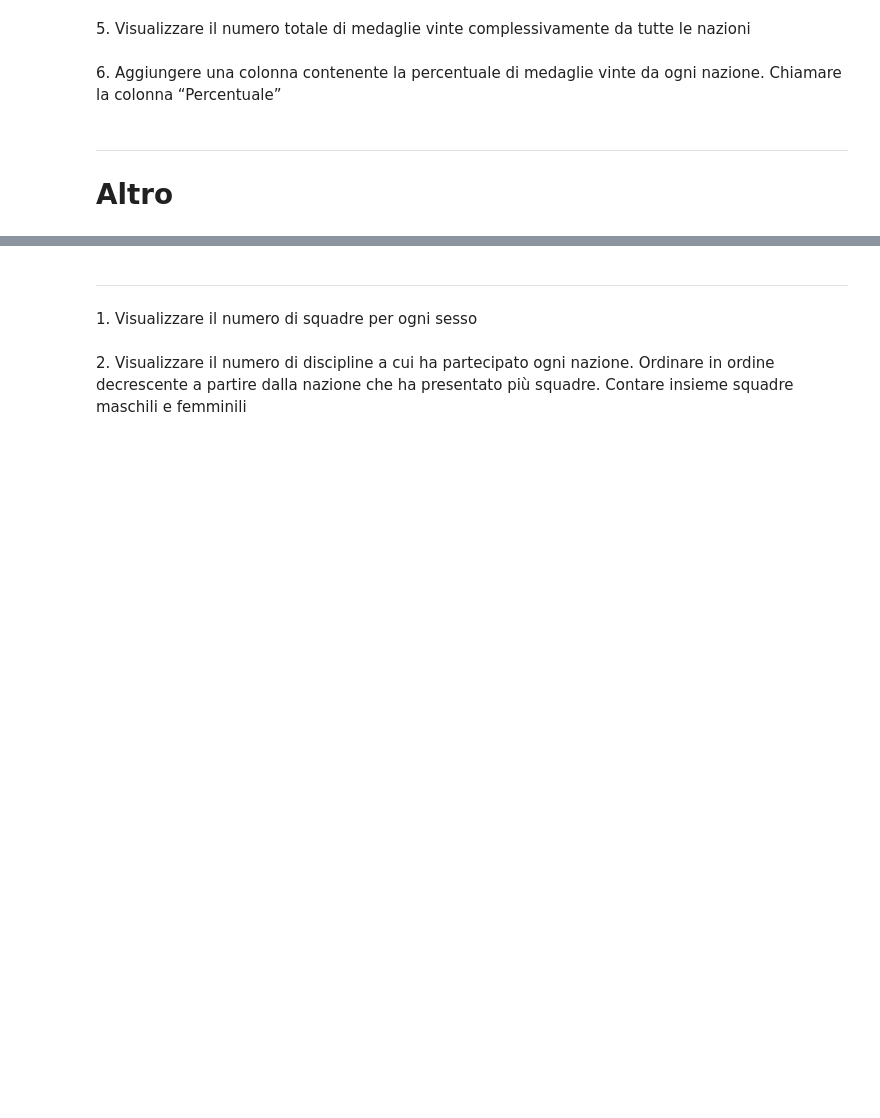
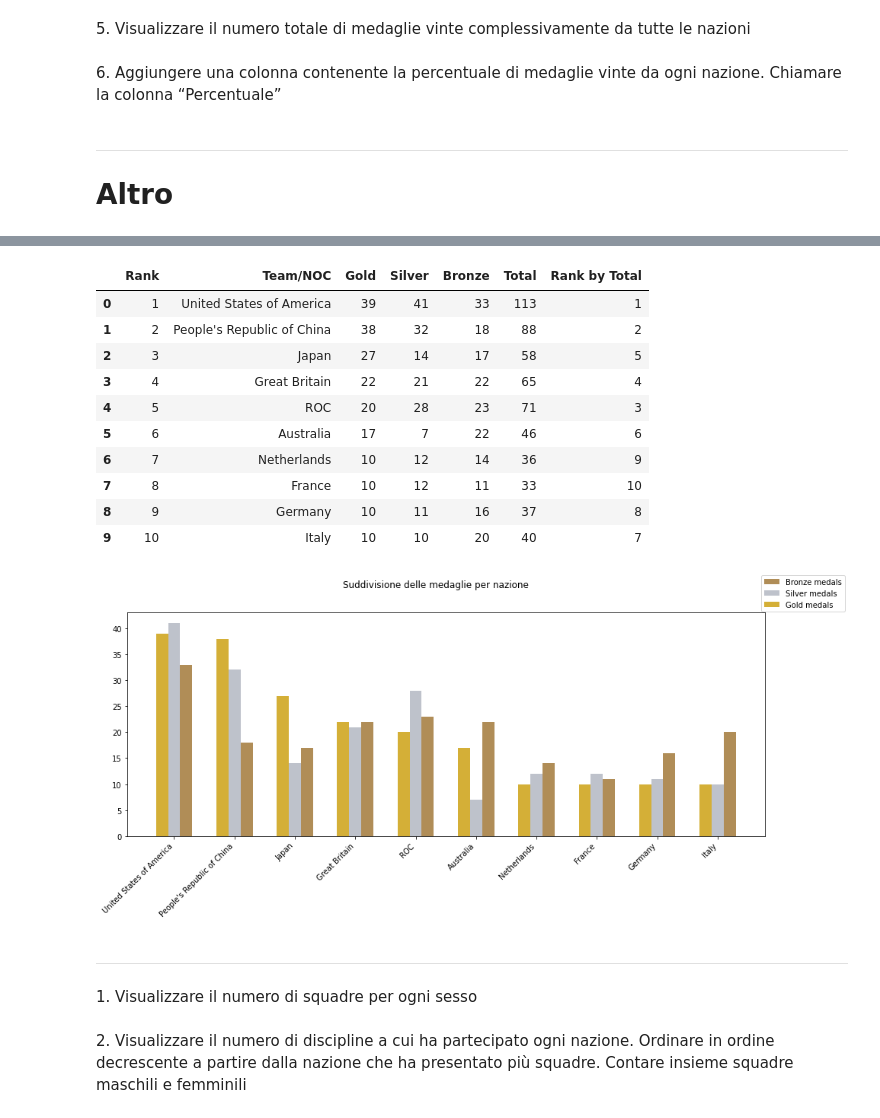
Before and after one commit to CappuCitti/Python-appunti-ed-esercizi, a Jupyter notebook: Verifiche svolte/pandas_verifica_a&b.ipynb, the cells around one changed output, grey strips where cells are left out. Saved outputs shown, nothing was run; the diff lists cells and outputs as text; code cells hidden in the pictures; blank space fills up the shorter version.

```diff
--- a/Verifiche svolte/pandas_verifica_a&b.ipynb
+++ b/Verifiche svolte/pandas_verifica_a&b.ipynb
@@ -62,31 +85,46 @@ fig.legend(loc=0)
 # %%
 data = df.head(10)
 
 m_gold = data['Gold']
 m_silver = data['Silver']
 m_bronze = data['Bronze']
 
 labels = data['Team/NOC']
 
-x = np.arange(len(labels))
-width = 0.20
+x = np.arange(len(labels))    # Crea una lista di numeri interi da 0 a len(labels) - 1
+width = 0.20                  # Dichiara la grandezza delle barre
 
-# Plot
-fig = plt.figure(figsize=(15,6))
-ax = plt.axes()
+## Figure and axes ##
+fig = plt.figure(figsize=(15,6))   # Crea la figura
+ax = plt.axes()                    # Crea gli assi
 
-ax.bar(x + width, data['Bronze'], width=width, color='#b08d57', label='Bronze medals')
-ax.bar(x, data['Silver'], color='#bec2cb', width=width, label='Silver medals')
-ax.bar(x - width, data['Gold'], color='#d4af37', width=width, label='Gold medals')
+## Plot ##
+# Sintassi: ax.bar(ListaDellePosizioni +/- Posizione, Dati, width=GrandezzaDelleBarre, color=Colore, label=NomePerLaLegenda)
+ax.bar(x + width, data['Bronze'], width=width, color='#b08d57', label='Bronze medals')   # Crea la barra di destra
+ax.bar(x, data['Silver'], color='#bec2cb', width=width, label='Silver medals')           # Crea la barra al centro
+ax.bar(x - width, data['Gold'], color='#d4af37', width=width, label='Gold medals')       # Crea la barra di sinistra
 
-fig.autofmt_xdate(rotation=45)
-fig.suptitle('Suddivisione delle medaglie per nazione')
-fig.legend(loc=0)
+fig.autofmt_xdate(rotation=45)                             # Ruota i nomi dei valori sulle ascisse di 45 gradi
+fig.suptitle('Suddivisione delle medaglie per nazione')    # Imposta il titolo del grafico
+fig.legend(loc=1)                                          # Crea la legenda e la posiziona nel I quadrante
 
-ax.set_xticks(x)
-ax.set_xticklabels(labels)
+ax.set_xticks(x)              # Seleziona ogni quanto visualizzare un nome sulle ascisse
+ax.set_xticklabels(labels)    # Imposta la lista di nomi da visualizzare sulle ascisse
 
-x
+data
+# %% [output]
+|  | Rank | Team/NOC | Gold | Silver | Bronze | Total | Rank by Total |
+| 0 | 1 | United States of America | 39 | 41 | 33 | 113 | 1 |
+| 1 | 2 | People's Republic of China | 38 | 32 | 18 | 88 | 2 |
+| 2 | 3 | Japan | 27 | 14 | 17 | 58 | 5 |
+| 3 | 4 | Great Britain | 22 | 21 | 22 | 65 | 4 |
+| 4 | 5 | ROC | 20 | 28 | 23 | 71 | 3 |
+| 5 | 6 | Australia | 17 | 7 | 22 | 46 | 6 |
+| 6 | 7 | Netherlands | 10 | 12 | 14 | 36 | 9 |
+| 7 | 8 | France | 10 | 12 | 11 | 33 | 10 |
+| 8 | 9 | Germany | 10 | 11 | 16 | 37 | 8 |
+| 9 | 10 | Italy | 10 | 10 | 20 | 40 | 7 |
+[figure, added]
 # %% [markdown]
 <hr>
 # %%
```
Also changed, not shown: parts of 4 cells of this notebook.
